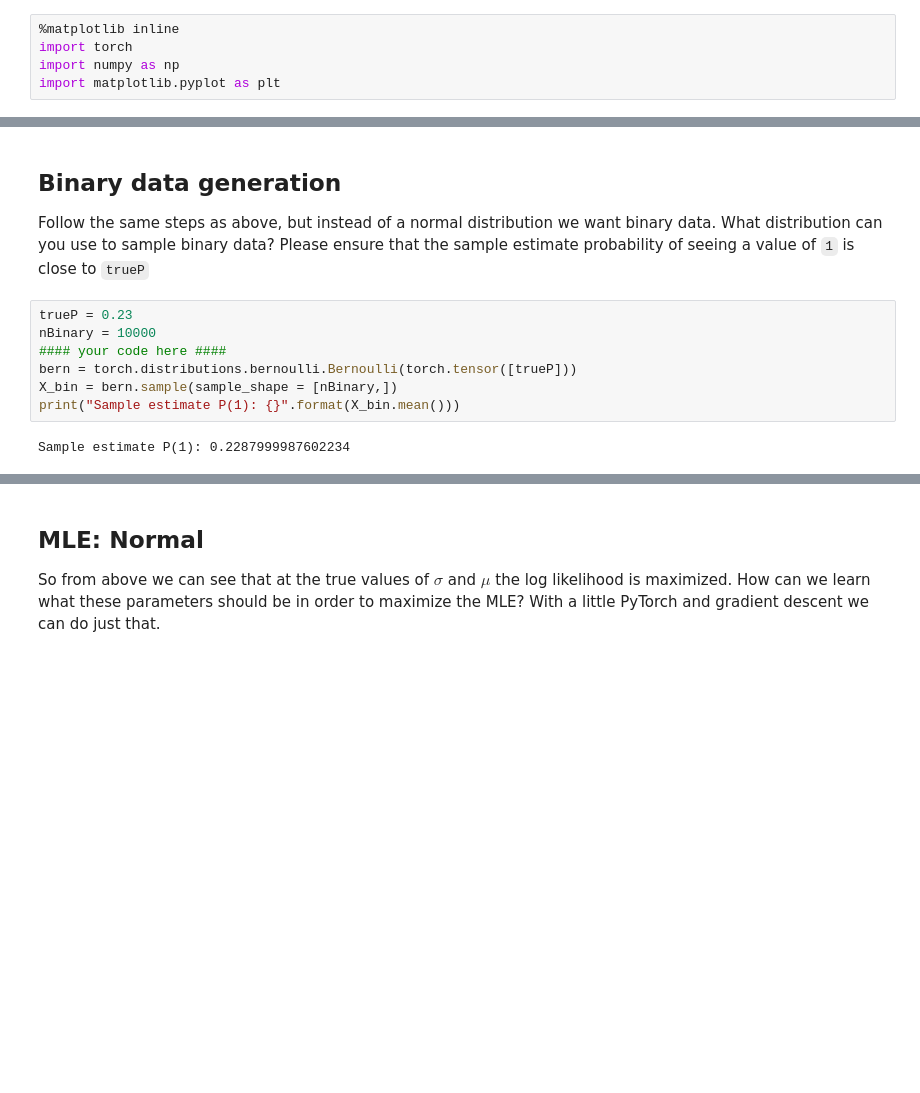
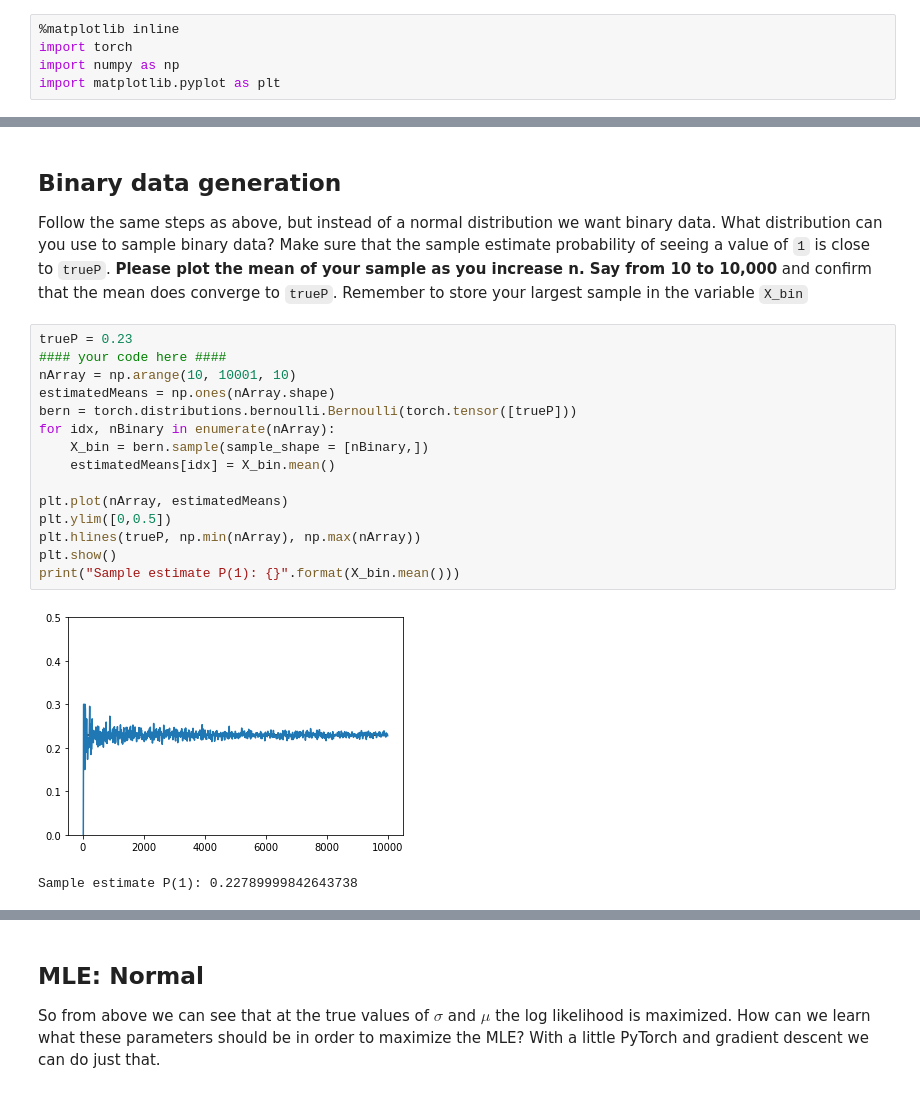
Before and after one commit to jeinson/CM_S19, a Jupyter notebook: Lab_2/Lab_2_Answers.ipynb, the cells around one changed output, grey strips where cells are left out. Saved outputs shown, nothing was run; the diff lists cells and outputs as text; blank space fills up the shorter version.

```diff
--- a/Lab_2/Lab_2_Answers.ipynb
+++ b/Lab_2/Lab_2_Answers.ipynb
@@ -39,15 +34,24 @@ More accurate sample mean: 1.4929146766662598, sample std: 0.18604473769664764
 # %% [markdown]
 ## Binary data generation
-Follow the same steps as above, but instead of a normal distribution we want binary data. What distribution can you use to sample binary data? Please ensure that the sample estimate probability of seeing a value of `1` is close to `trueP`
+Follow the same steps as above, but instead of a normal distribution we want binary data. What distribution can you use to sample binary data? Make sure that the sample estimate probability of seeing a value of `1` is close to `trueP`. **Please plot the mean of your sample as you increase n. Say from 10 to 10,000** and confirm that the mean does converge to `trueP`. Remember to store your largest sample in the variable `X_bin`
 # %%
 trueP = 0.23
-nBinary = 10000
 #### your code here ####
+nArray = np.arange(10, 10001, 10)
+estimatedMeans = np.ones(nArray.shape)
 bern = torch.distributions.bernoulli.Bernoulli(torch.tensor([trueP]))
-X_bin = bern.sample(sample_shape = [nBinary,])
+for idx, nBinary in enumerate(nArray):
+    X_bin = bern.sample(sample_shape = [nBinary,])
+    estimatedMeans[idx] = X_bin.mean()
+
+plt.plot(nArray, estimatedMeans)
+plt.ylim([0,0.5])
+plt.hlines(trueP, np.min(nArray), np.max(nArray))
+plt.show()
 print("Sample estimate P(1): {}".format(X_bin.mean()))
 # %% [output]
+[figure, added]
-Sample estimate P(1): 0.2287999987602234
+Sample estimate P(1): 0.22789999842643738
 # %% [markdown]
 # Part 2: Maximum Likelihood Estimation
 You'll be learning more about maximum likelihood estimation (MLE) next week, but you'll have a chance to gain some intuition, and see how one can implement MLE here.
```
Also changed, not shown: parts of 19 cells of this notebook.
